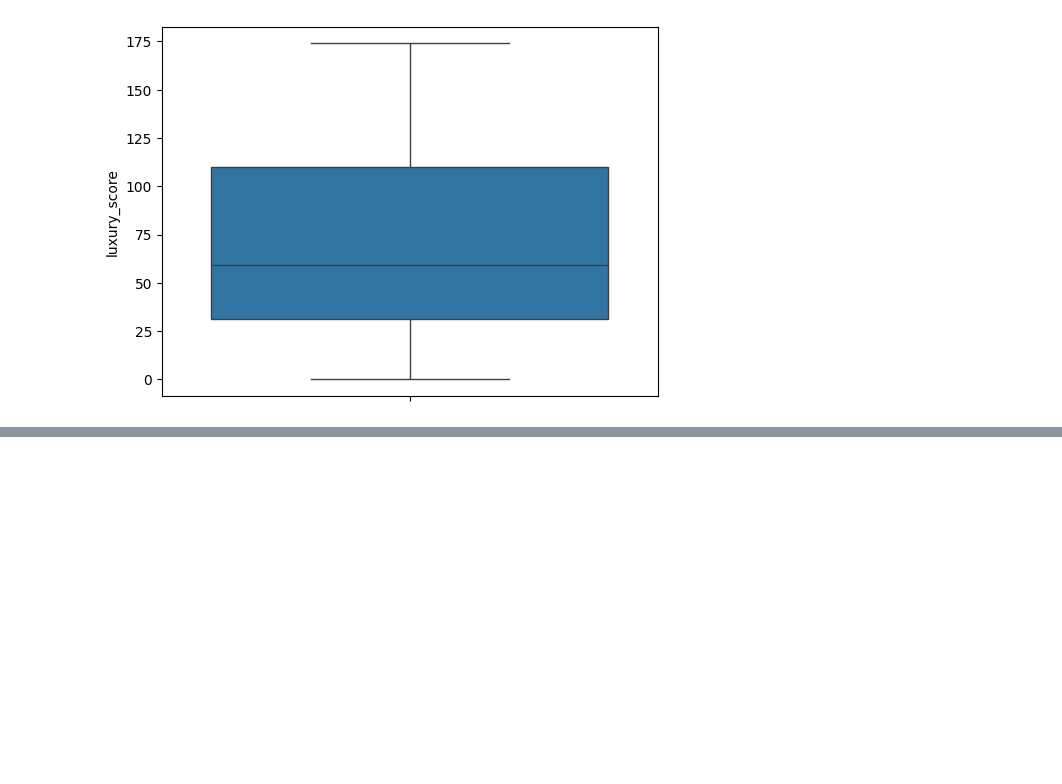
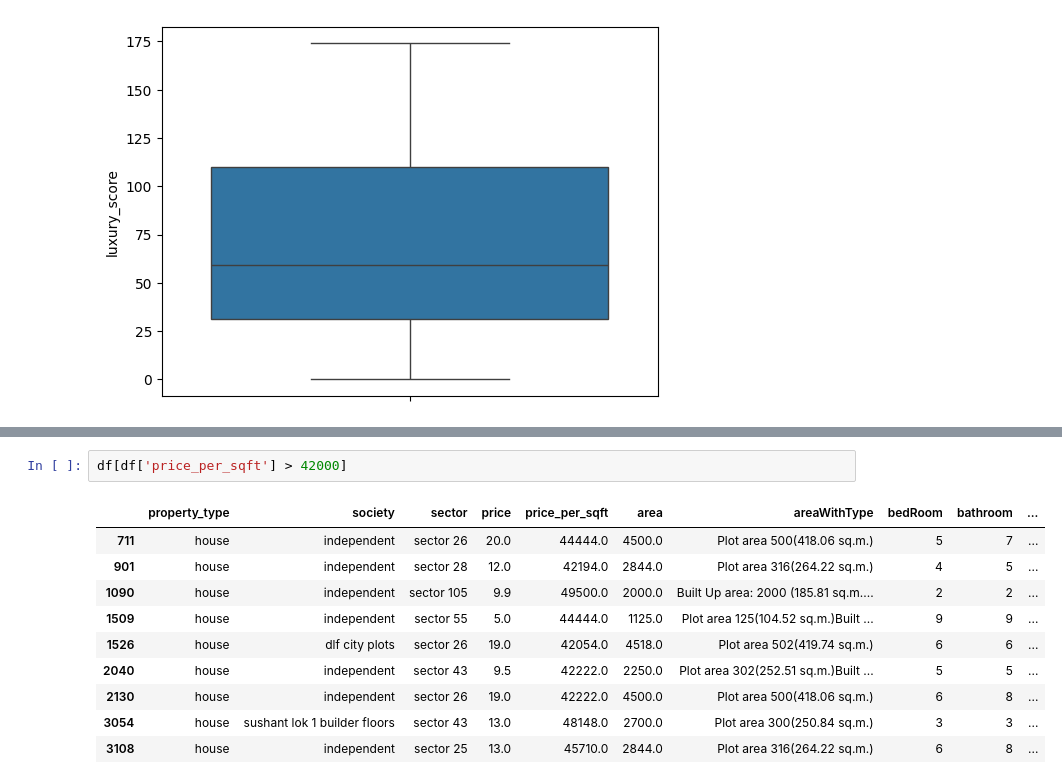
Before and after one commit to Binal2004/Propeak-Real-Estate-, a Jupyter notebook: outlier-removal.ipynb, the cells around one changed output, grey strips where cells are left out. Drawn from its saved outputs; the diff is of its cells as text; blank space fills up the shorter version.

```diff
--- a/outlier-removal.ipynb
+++ b/outlier-removal.ipynb
@@ -620,0 +655,13 @@ sns.boxplot(df['luxury_score'])
+# %%
+df[df['price_per_sqft'] > 42000]
+# %% [output]
+|  | property_type | society | sector | price | price_per_sqft | area | areaWithType | bedRoom | bathroom | ... |
+| 711 | house | independent | sector 26 | 20.0 | 44444.0 | 4500.0 | Plot area 500(418.06 sq.m.) | 5 | 7 | ... |
+| 901 | house | independent | sector 28 | 12.0 | 42194.0 | 2844.0 | Plot area 316(264.22 sq.m.) | 4 | 5 | ... |
+| 1090 | house | independent | sector 105 | 9.9 | 49500.0 | 2000.0 | Built Up area: 2000 (185.81 sq.m.... | 2 | 2 | ... |
+| 1509 | house | independent | sector 55 | 5.0 | 44444.0 | 1125.0 | Plot area 125(104.52 sq.m.)Built ... | 9 | 9 | ... |
+| 1526 | house | dlf city plots | sector 26 | 19.0 | 42054.0 | 4518.0 | Plot area 502(419.74 sq.m.) | 6 | 6 | ... |
+| 2040 | house | independent | sector 43 | 9.5 | 42222.0 | 2250.0 | Plot area 302(252.51 sq.m.)Built ... | 5 | 5 | ... |
+| 2130 | house | independent | sector 26 | 19.0 | 42222.0 | 4500.0 | Plot area 500(418.06 sq.m.) | 6 | 8 | ... |
+| 3054 | house | sushant lok 1 builder floors | sector 43 | 13.0 | 48148.0 | 2700.0 | Plot area 300(250.84 sq.m.) | 3 | 3 | ... |
+| 3108 | house | independent | sector 25 | 13.0 | 45710.0 | 2844.0 | Plot area 316(264.22 sq.m.) | 6 | 8 | ... |
```
Also changed, not shown: parts of 7 cells of this notebook.
